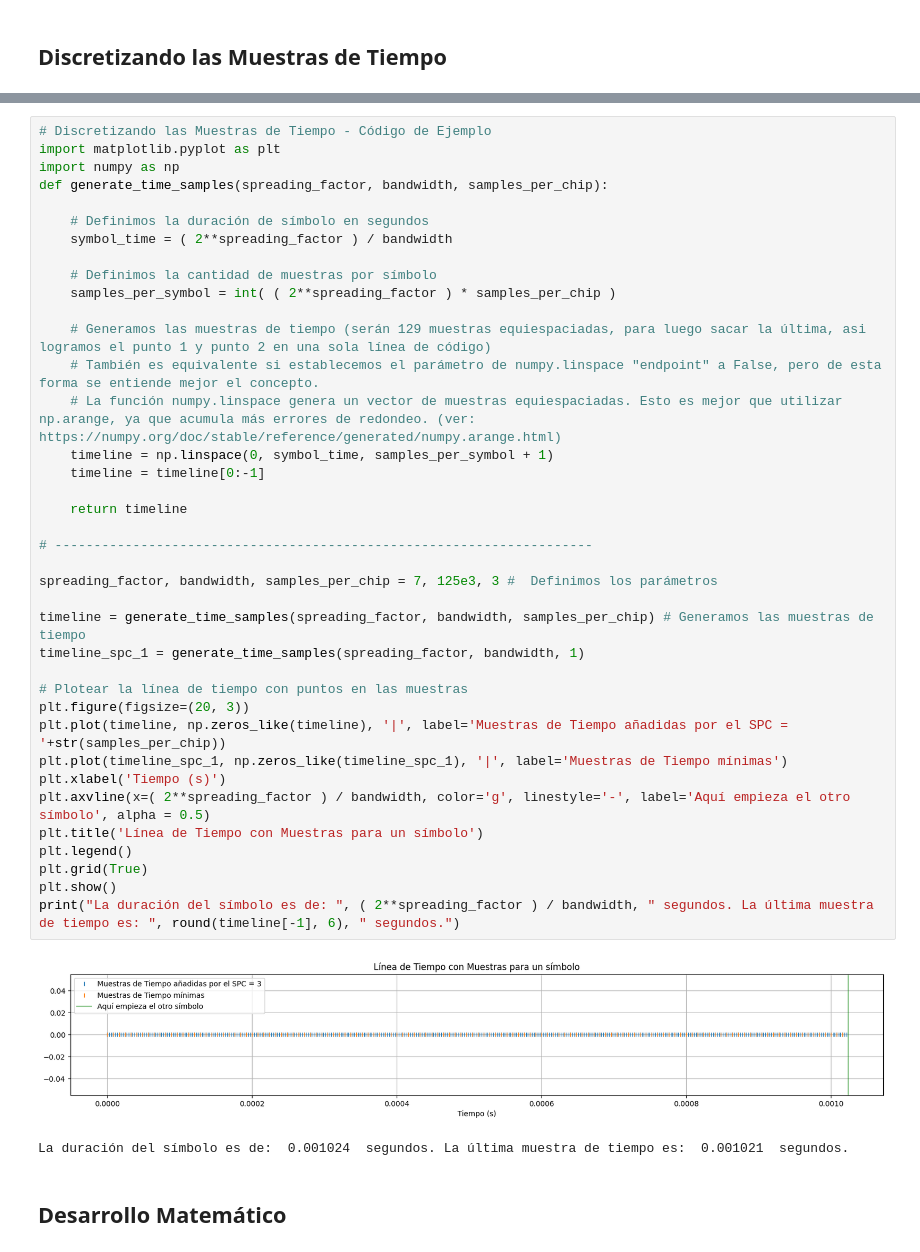
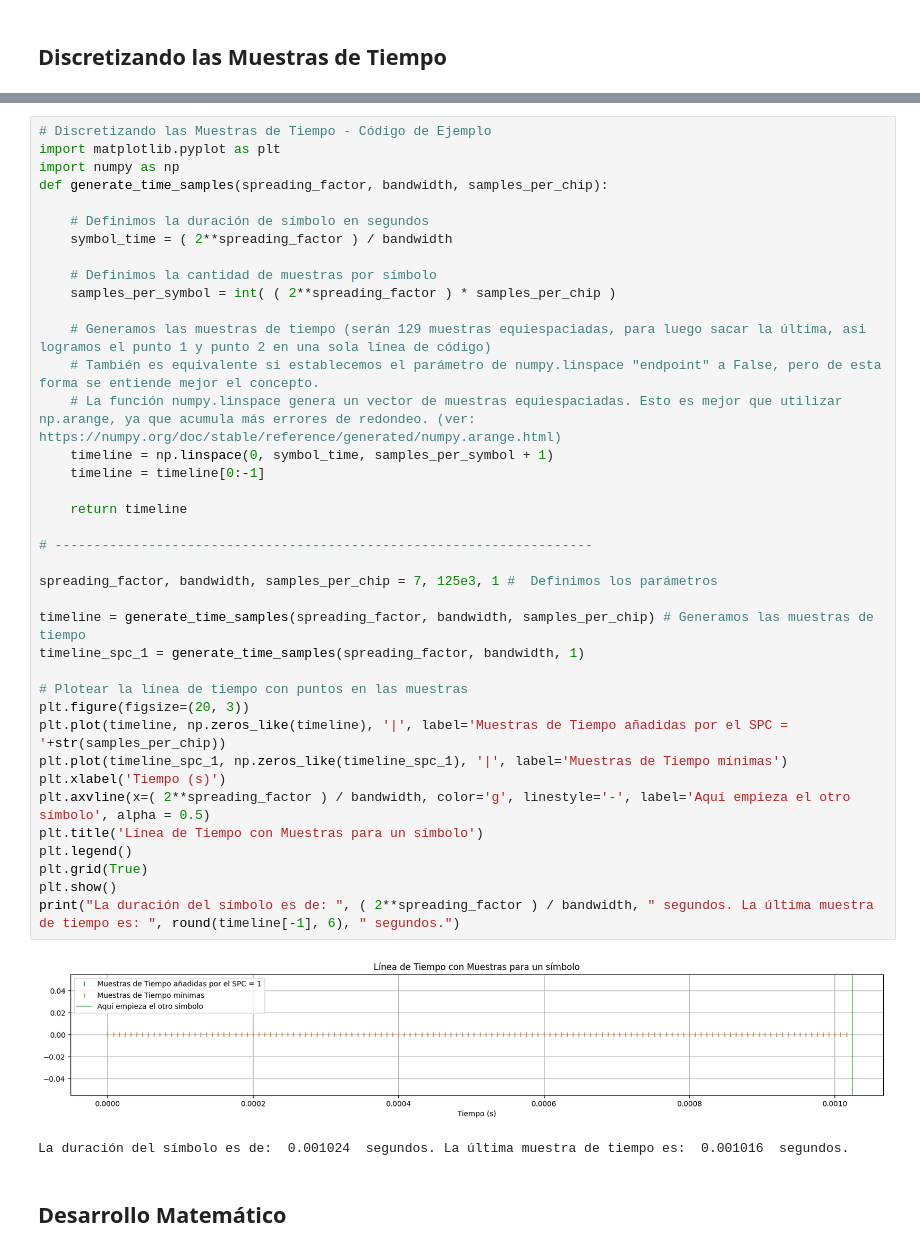
Before and after one commit to stefaema/LoRaSimulator, a Jupyter notebook: Definitive/lora_concept_breakdown.ipynb, the cells around one changed output, grey strips where cells are left out. Saved outputs shown, nothing was run; the diff lists cells and outputs as text.

```diff
--- a/Definitive/lora_concept_breakdown.ipynb
+++ b/Definitive/lora_concept_breakdown.ipynb
@@ -84,36 +84,36 @@ def generate_time_samples(spreading_factor, bandwidth, samples_per_chip):
 
     # Definimos la cantidad de muestras por símbolo
     samples_per_symbol = int( ( 2**spreading_factor ) * samples_per_chip )
 
     # Generamos las muestras de tiempo (serán 129 muestras equiespaciadas, para luego sacar la última, asi logramos el punto 1 y punto 2 en una sola línea de código)
     # También es equivalente si establecemos el parámetro de numpy.linspace "endpoint" a False, pero de esta forma se entiende mejor el concepto.
     # La función numpy.linspace genera un vector de muestras equiespaciadas. Esto es mejor que utilizar np.arange, ya que acumula más errores de redondeo. (ver: https://numpy.org/doc/stable/reference/generated/numpy.arange.html)
     timeline = np.linspace(0, symbol_time, samples_per_symbol + 1)
     timeline = timeline[0:-1]
 
     return timeline
 
 # ---------------------------------------------------------------------
 
-spreading_factor, bandwidth, samples_per_chip = 7, 125e3, 3 #  Definimos los parámetros
+spreading_factor, bandwidth, samples_per_chip = 7, 125e3, 1 #  Definimos los parámetros
 
 timeline = generate_time_samples(spreading_factor, bandwidth, samples_per_chip) # Generamos las muestras de tiempo
 timeline_spc_1 = generate_time_samples(spreading_factor, bandwidth, 1)
 
 # Plotear la línea de tiempo con puntos en las muestras
 plt.figure(figsize=(20, 3))
 plt.plot(timeline, np.zeros_like(timeline), '|', label='Muestras de Tiempo añadidas por el SPC = '+str(samples_per_chip))
 plt.plot(timeline_spc_1, np.zeros_like(timeline_spc_1), '|', label='Muestras de Tiempo mínimas')
 plt.xlabel('Tiempo (s)')
 plt.axvline(x=( 2**spreading_factor ) / bandwidth, color='g', linestyle='-', label='Aquí empieza el otro símbolo', alpha = 0.5)
 plt.title('Línea de Tiempo con Muestras para un símbolo')
 plt.legend()
 plt.grid(True)
 plt.show()
 print("La duración del símbolo es de: ", ( 2**spreading_factor ) / bandwidth, " segundos. La última muestra de tiempo es: ", round(timeline[-1], 6), " segundos.")
 # %% [output]
-[figure, old version]
+[figure, new version]
-La duración del símbolo es de:  0.001024  segundos. La última muestra de tiempo es:  0.001021  segundos.
+La duración del símbolo es de:  0.001024  segundos. La última muestra de tiempo es:  0.001016  segundos.
 # %% [markdown]
 ## Desarrollo Matemático
 # %% [markdown]
```
Also changed, not shown: parts of 23 cells of this notebook.
